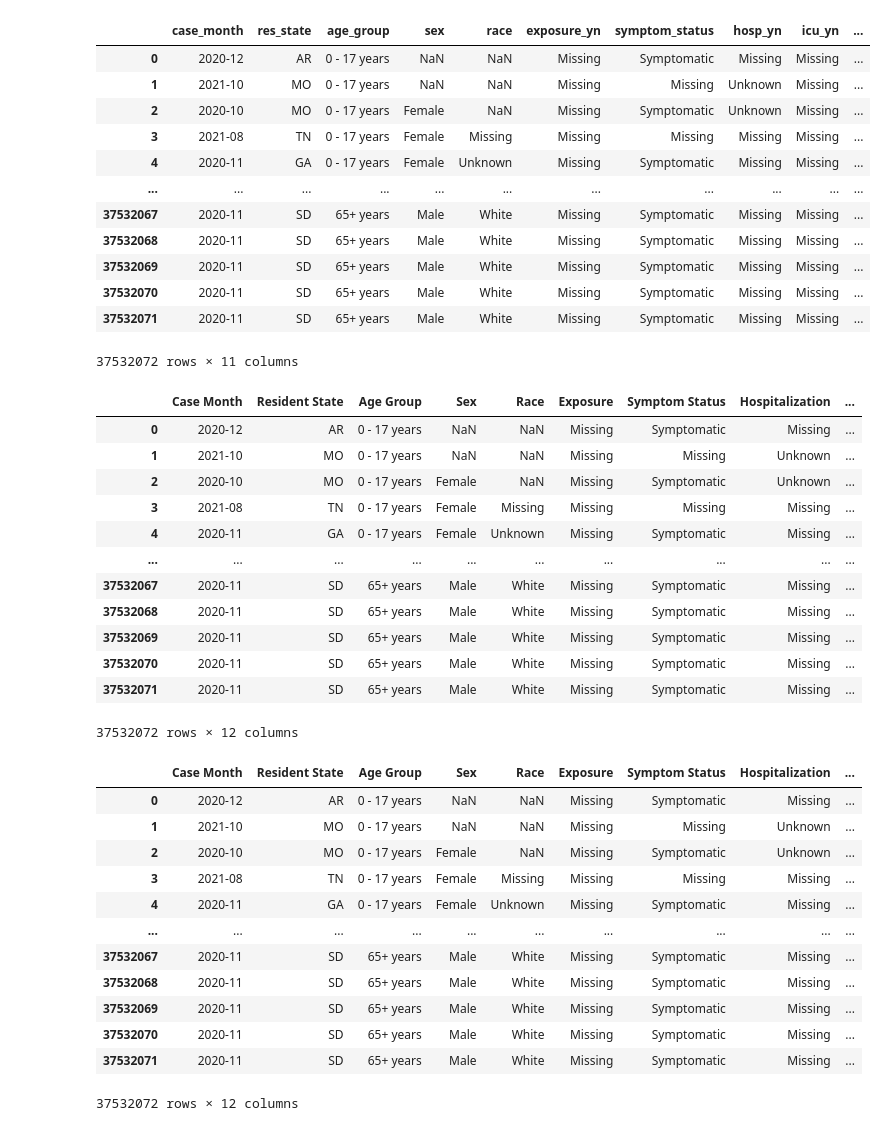
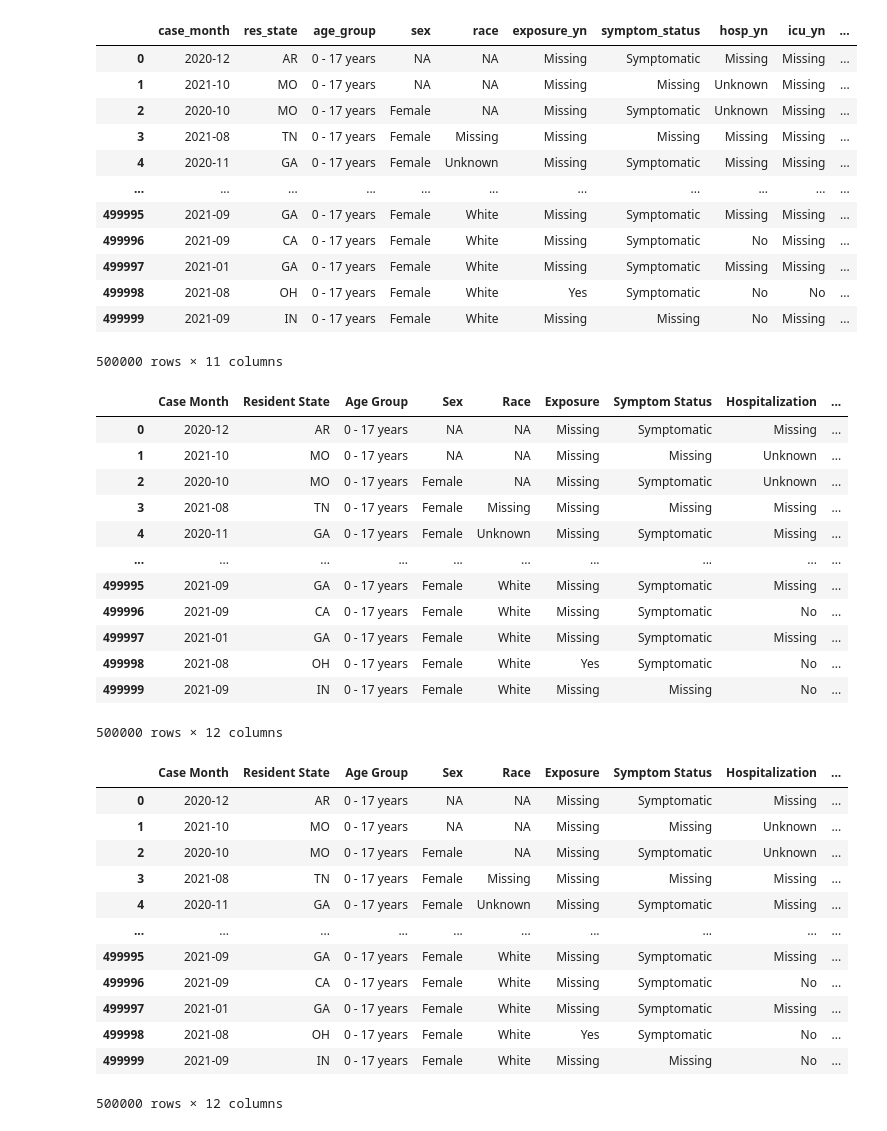
Before and after one commit to c2j185/Final_Project, a Jupyter notebook: Final Project-Copy1.ipynb, the cells around one changed output. Drawn from its saved outputs; the diff is of its cells as text; code cells hidden in the pictures.

```diff
--- a/Final Project-Copy1.ipynb
+++ b/Final Project-Copy1.ipynb
@@ -13,13 +13,13 @@ import pandas.io.sql as psql
 # dataframe = psql.frame_query("SELECT * FROM data_df", connection)
 # %%
 # 1. Create a DataFrame Covid data(full csv).
-data_df = pd.read_csv('/Users/benjaminshelburn/Desktop/Classwork/Final Project/COVID-19_Case_Surveillance_Public_Use_Data_with_Geography.csv')
+# data_df = pd.read_csv('/Users/benjaminshelburn/Desktop/Classwork/Final Project/COVID-19_Case_Surveillance_Public_Use_Data_with_Geography.csv')
 
 # 2. Create a DF from small API sample - limit 250K?
-# client = Socrata("data.cdc.gov", None)
-# data = client.get("n8mc-b4w4", limit= 500000)
-# data_df = pd.DataFrame.from_records(data)
-# data_df
+client = Socrata("data.cdc.gov", None)
+data = client.get("n8mc-b4w4", limit= 500000)
+data_df = pd.DataFrame.from_records(data)
+data_df
 
 # # 3. https://stackoverflow.com/questions/66345379/not-getting-full-data-from-api-to-jupyter-notebook
 # r = requests.get("https://pokeapi.co/api/v2/pokemon/")
@@ -38,31 +53,31 @@ data_df = pd.read_csv('/Users/benjaminshelburn/Desktop/Classwork/Final Project/C
 # %%
 # Columns to drop
 data_df = data_df.drop(['state_fips_code'], axis=1)
 data_df = data_df.drop(['county_fips_code'], axis=1)
-data_df = data_df.drop(['case_positive_specimen_interval'], axis=1)
+data_df = data_df.drop(['case_positive_specimen'], axis=1)
 data_df = data_df.drop(['current_status'], axis=1)
 data_df = data_df.drop(['case_onset_interval'], axis=1)
 data_df = data_df.drop(['ethnicity'], axis=1)
 data_df = data_df.drop(['process'], axis=1)
 data_df = data_df.drop(['res_county'], axis=1)
 
 
 # Print df
 data_df
 # %% [output]
 |  | case_month | res_state | age_group | sex | race | exposure_yn | symptom_status | hosp_yn | icu_yn | ... |
-| 0 | 2020-12 | AR | 0 - 17 years | NaN | NaN | Missing | Symptomatic | Missing | Missing | ... |
-| 1 | 2021-10 | MO | 0 - 17 years | NaN | NaN | Missing | Missing | Unknown | Missing | ... |
-| 2 | 2020-10 | MO | 0 - 17 years | Female | NaN | Missing | Symptomatic | Unknown | Missing | ... |
+| 0 | 2020-12 | AR | 0 - 17 years | NA | NA | Missing | Symptomatic | Missing | Missing | ... |
+| 1 | 2021-10 | MO | 0 - 17 years | NA | NA | Missing | Missing | Unknown | Missing | ... |
+| 2 | 2020-10 | MO | 0 - 17 years | Female | NA | Missing | Symptomatic | Unknown | Missing | ... |
 | 3 | 2021-08 | TN | 0 - 17 years | Female | Missing | Missing | Missing | Missing | Missing | ... |
 | 4 | 2020-11 | GA | 0 - 17 years | Female | Unknown | Missing | Symptomatic | Missing | Missing | ... |
 | ... | ... | ... | ... | ... | ... | ... | ... | ... | ... | ... |
-| 37532067 | 2020-11 | SD | 65+ years | Male | White | Missing | Symptomatic | Missing | Missing | ... |
-| 37532068 | 2020-11 | SD | 65+ years | Male | White | Missing | Symptomatic | Missing | Missing | ... |
-| 37532069 | 2020-11 | SD | 65+ years | Male | White | Missing | Symptomatic | Missing | Missing | ... |
-| 37532070 | 2020-11 | SD | 65+ years | Male | White | Missing | Symptomatic | Missing | Missing | ... |
-| 37532071 | 2020-11 | SD | 65+ years | Male | White | Missing | Symptomatic | Missing | Missing | ... |
+| 499995 | 2021-09 | GA | 0 - 17 years | Female | White | Missing | Symptomatic | Missing | Missing | ... |
+| 499996 | 2021-09 | CA | 0 - 17 years | Female | White | Missing | Symptomatic | No | Missing | ... |
+| 499997 | 2021-01 | GA | 0 - 17 years | Female | White | Missing | Symptomatic | Missing | Missing | ... |
+| 499998 | 2021-08 | OH | 0 - 17 years | Female | White | Yes | Symptomatic | No | No | ... |
+| 499999 | 2021-09 | IN | 0 - 17 years | Female | White | Missing | Missing | No | Missing | ... |
-37532072 rows × 11 columns
+500000 rows × 11 columns
 # %%
 # Change and format column names
 data_df.rename(columns={'case_month':'Case Month', 'res_state':'Resident State', 'res_county': 'Resident County',
@@ -77,18 +92,18 @@ data_df['Final Outcome']=""
 data_df
 # %% [output]
 |  | Case Month | Resident State | Age Group | Sex | Race | Exposure | Symptom Status | Hospitalization | ... |
-| 0 | 2020-12 | AR | 0 - 17 years | NaN | NaN | Missing | Symptomatic | Missing | ... |
-| 1 | 2021-10 | MO | 0 - 17 years | NaN | NaN | Missing | Missing | Unknown | ... |
-| 2 | 2020-10 | MO | 0 - 17 years | Female | NaN | Missing | Symptomatic | Unknown | ... |
+| 0 | 2020-12 | AR | 0 - 17 years | NA | NA | Missing | Symptomatic | Missing | ... |
+| 1 | 2021-10 | MO | 0 - 17 years | NA | NA | Missing | Missing | Unknown | ... |
+| 2 | 2020-10 | MO | 0 - 17 years | Female | NA | Missing | Symptomatic | Unknown | ... |
 | 3 | 2021-08 | TN | 0 - 17 years | Female | Missing | Missing | Missing | Missing | ... |
 | 4 | 2020-11 | GA | 0 - 17 years | Female | Unknown | Missing | Symptomatic | Missing | ... |
 | ... | ... | ... | ... | ... | ... | ... | ... | ... | ... |
-| 37532067 | 2020-11 | SD | 65+ years | Male | White | Missing | Symptomatic | Missing | ... |
-| 37532068 | 2020-11 | SD | 65+ years | Male | White | Missing | Symptomatic | Missing | ... |
-| 37532069 | 2020-11 | SD | 65+ years | Male | White | Missing | Symptomatic | Missing | ... |
-| 37532070 | 2020-11 | SD | 65+ years | Male | White | Missing | Symptomatic | Missing | ... |
-| 37532071 | 2020-11 | SD | 65+ years | Male | White | Missing | Symptomatic | Missing | ... |
+| 499995 | 2021-09 | GA | 0 - 17 years | Female | White | Missing | Symptomatic | Missing | ... |
+| 499996 | 2021-09 | CA | 0 - 17 years | Female | White | Missing | Symptomatic | No | ... |
+| 499997 | 2021-01 | GA | 0 - 17 years | Female | White | Missing | Symptomatic | Missing | ... |
+| 499998 | 2021-08 | OH | 0 - 17 years | Female | White | Yes | Symptomatic | No | ... |
+| 499999 | 2021-09 | IN | 0 - 17 years | Female | White | Missing | Missing | No | ... |
-37532072 rows × 12 columns
+500000 rows × 12 columns
 # %%
 # remove rows using the drop() function
 data_df.drop(data_df.index[data_df['Resident State'] == 'Missing'], inplace=True)
@@ -110,18 +125,18 @@ data_df.drop(data_df.index[data_df['Resident State'] == 'Missing'], inplace=True
 data_df
 # %% [output]
 |  | Case Month | Resident State | Age Group | Sex | Race | Exposure | Symptom Status | Hospitalization | ... |
-| 0 | 2020-12 | AR | 0 - 17 years | NaN | NaN | Missing | Symptomatic | Missing | ... |
-| 1 | 2021-10 | MO | 0 - 17 years | NaN | NaN | Missing | Missing | Unknown | ... |
-| 2 | 2020-10 | MO | 0 - 17 years | Female | NaN | Missing | Symptomatic | Unknown | ... |
+| 0 | 2020-12 | AR | 0 - 17 years | NA | NA | Missing | Symptomatic | Missing | ... |
+| 1 | 2021-10 | MO | 0 - 17 years | NA | NA | Missing | Missing | Unknown | ... |
+| 2 | 2020-10 | MO | 0 - 17 years | Female | NA | Missing | Symptomatic | Unknown | ... |
 | 3 | 2021-08 | TN | 0 - 17 years | Female | Missing | Missing | Missing | Missing | ... |
 | 4 | 2020-11 | GA | 0 - 17 years | Female | Unknown | Missing | Symptomatic | Missing | ... |
 | ... | ... | ... | ... | ... | ... | ... | ... | ... | ... |
-| 37532067 | 2020-11 | SD | 65+ years | Male | White | Missing | Symptomatic | Missing | ... |
-| 37532068 | 2020-11 | SD | 65+ years | Male | White | Missing | Symptomatic | Missing | ... |
-| 37532069 | 2020-11 | SD | 65+ years | Male | White | Missing | Symptomatic | Missing | ... |
-| 37532070 | 2020-11 | SD | 65+ years | Male | White | Missing | Symptomatic | Missing | ... |
-| 37532071 | 2020-11 | SD | 65+ years | Male | White | Missing | Symptomatic | Missing | ... |
+| 499995 | 2021-09 | GA | 0 - 17 years | Female | White | Missing | Symptomatic | Missing | ... |
+| 499996 | 2021-09 | CA | 0 - 17 years | Female | White | Missing | Symptomatic | No | ... |
+| 499997 | 2021-01 | GA | 0 - 17 years | Female | White | Missing | Symptomatic | Missing | ... |
+| 499998 | 2021-08 | OH | 0 - 17 years | Female | White | Yes | Symptomatic | No | ... |
+| 499999 | 2021-09 | IN | 0 - 17 years | Female | White | Missing | Missing | No | ... |
-37532072 rows × 12 columns
+500000 rows × 12 columns
 # %%
 data_df.to_csv(r'/Users/benjaminshelburn/Desktop/Classwork/Final Project/CleanData.csv', index = False)
 # %%
```
Also changed, not shown: parts of 3 cells of this notebook.
